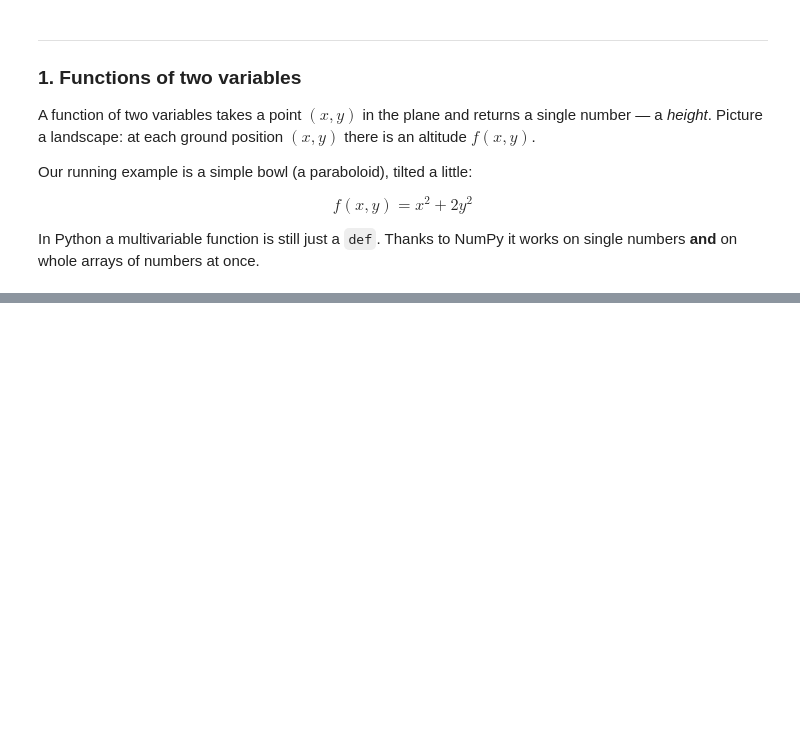
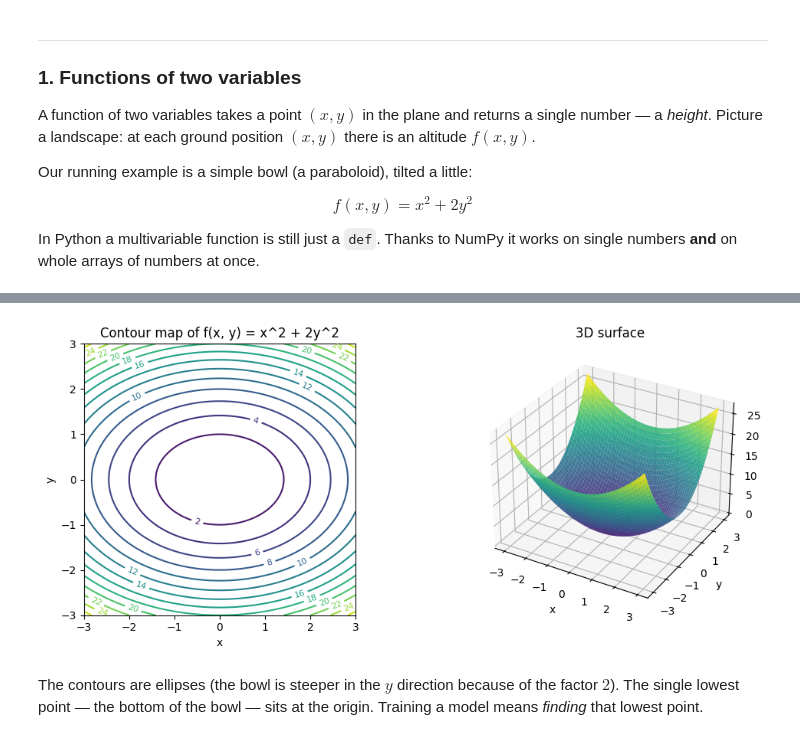
Before and after one commit to JayZeus999/Math-For-ML, a Jupyter notebook: cto-school/07_gradients.ipynb, the cells around one changed output, grey strips where cells are left out. Drawn from its saved outputs; the diff is of its cells as text; code cells hidden in the pictures; blank space fills up the shorter version.

```diff
--- a/cto-school/07_gradients.ipynb
+++ b/cto-school/07_gradients.ipynb
@@ -37,3 +37,10 @@ $$f(x, y) = x^2 + 2y^2$$
 
 In Python a multivariable function is still just a `def`. Thanks to NumPy it
 works on single numbers **and** on whole arrays of numbers at once.
+# %%
+def f(x, y):
+    return x**2 + 2 * y**2     # a bowl: minimum at the origin (0, 0)
+
+print(f(0.0, 0.0))   # 0.0  -> bottom of the bowl
+print(f(1.0, 1.0))   # 3.0
+print(f(2.0, 0.0))   # 4.0
@@ -39,0 +93,31 @@ works on single numbers **and** on whole arrays of numbers at once.
+# %%
+# A fine grid for smooth pictures
+xs = np.linspace(-3, 3, 200)
+ys = np.linspace(-3, 3, 200)
+X, Y = np.meshgrid(xs, ys)
+Z = f(X, Y)
+
+fig = plt.figure(figsize=(11, 4.5))
+
+# Left: contour map (top-down view)
+ax1 = fig.add_subplot(1, 2, 1)
+cs = ax1.contour(X, Y, Z, levels=15)        # 15 elevation lines
+ax1.clabel(cs, inline=True, fontsize=8)     # label the heights
+ax1.set_title("Contour map of f(x, y) = x^2 + 2y^2")
+ax1.set_xlabel("x"); ax1.set_ylabel("y")
+ax1.set_aspect("equal")
+
+# Right: 3D surface (the actual landscape)
+ax2 = fig.add_subplot(1, 2, 2, projection="3d")
+ax2.plot_surface(X, Y, Z, cmap="viridis", alpha=0.9)
+ax2.set_title("3D surface")
+ax2.set_xlabel("x"); ax2.set_ylabel("y"); ax2.set_zlabel("f")
+
+plt.tight_layout()
+plt.show()
+# %% [output]
+[figure, added]
+# %% [markdown]
+The contours are ellipses (the bowl is steeper in the $y$ direction because of
+the factor $2$). The single lowest point — the bottom of the bowl — sits at the
+origin. Training a model means *finding* that lowest point.
```
Also changed, not shown: parts of 34 cells of this notebook.
